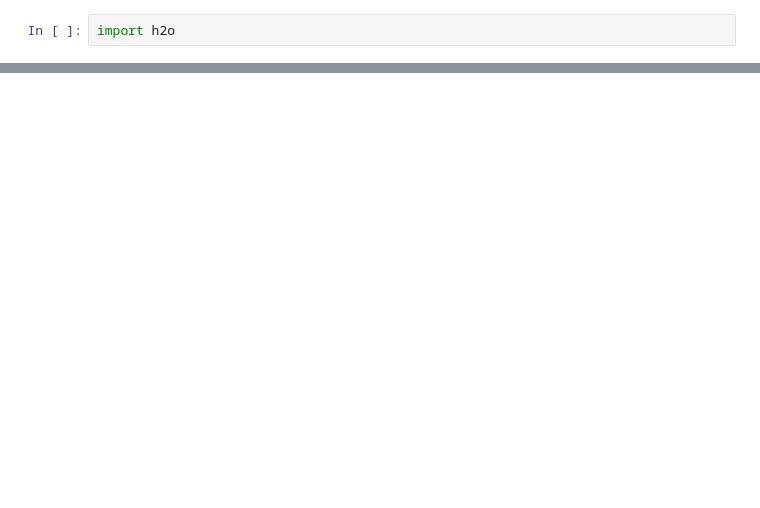
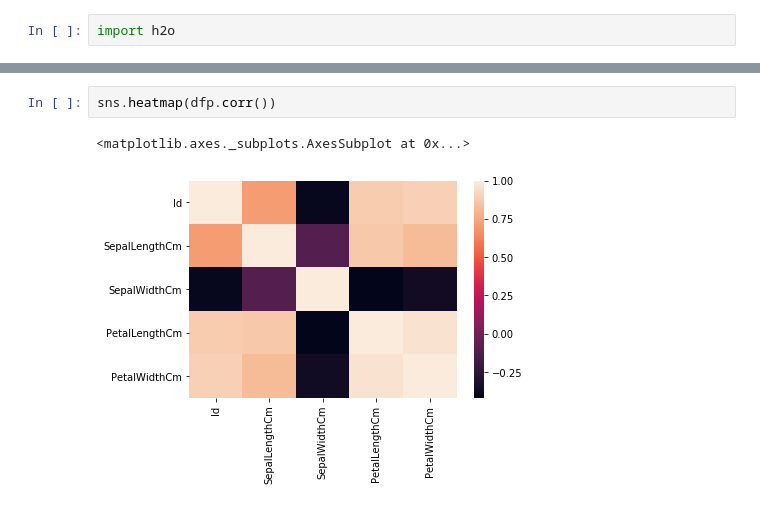
Before and after one commit to tanviredu/h20, a Jupyter notebook: python/Iris_h20.ipynb, the cells around one changed output, grey strips where cells are left out. Drawn from its saved outputs; the diff is of its cells as text; blank space fills up the shorter version.

```diff
--- a/python/Iris_h20.ipynb
+++ b/python/Iris_h20.ipynb
@@ -30,0 +293,5 @@ Connecting to H2O server at http://127.0.0.1:54321 ... successful.
+# %%
+sns.heatmap(dfp.corr())
+# %% [output]
+<matplotlib.axes._subplots.AxesSubplot at 0x...>
+[figure, added]
```
Also changed, not shown: parts of 67 cells of this notebook, 1 other file.
